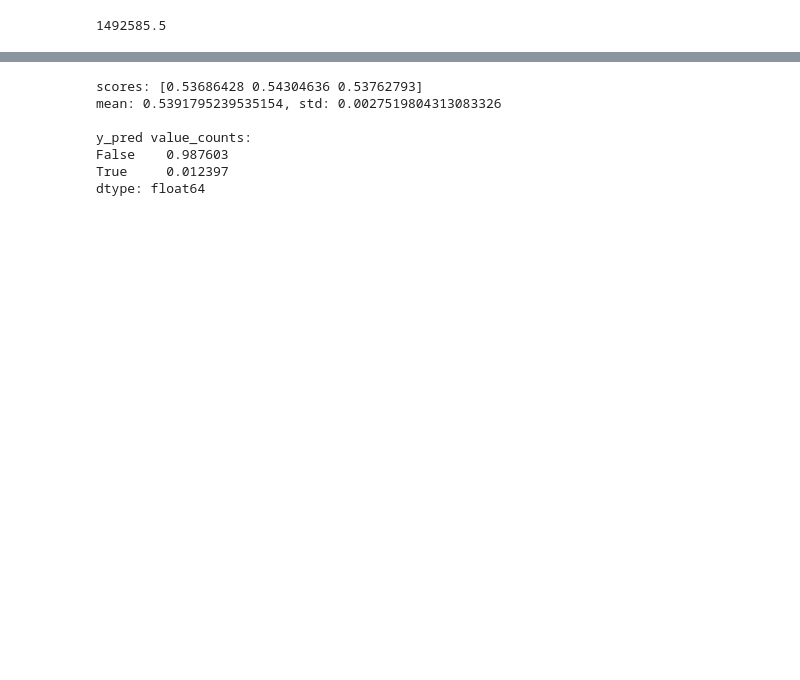
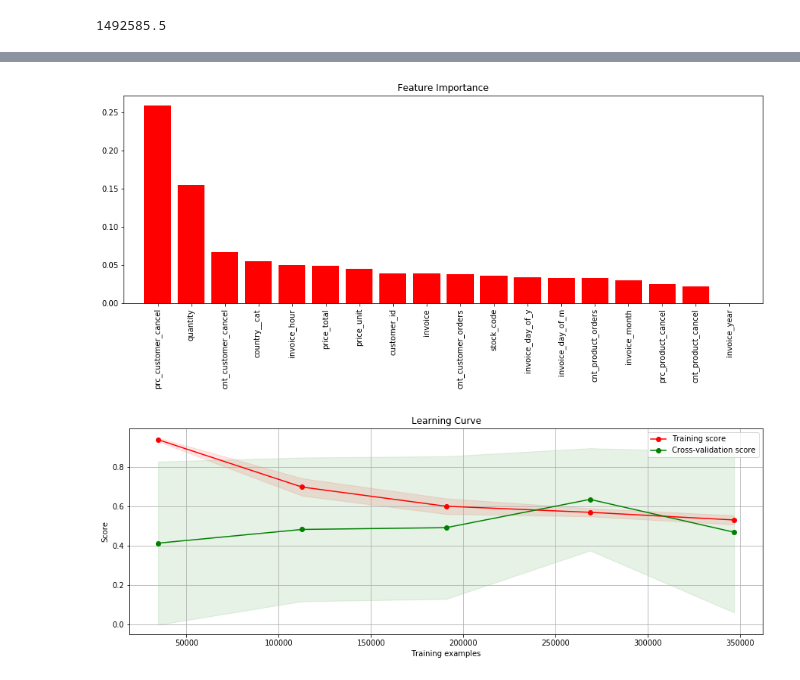
Before and after one commit to JakubStanczak/Order_cancelation_pred, a Jupyter notebook: Konkurs_JS.ipynb, the cells around one changed output, grey strips where cells are left out. Saved outputs shown, nothing was run; the diff lists cells and outputs as text; code cells hidden in the pictures; blank space fills up the shorter version.

```diff
--- a/Konkurs_JS.ipynb
+++ b/Konkurs_JS.ipynb
@@ -186,3 +236,11 @@ Name: is_canceled, dtype: int64
+# %%
+train['cnt_product_cancel'] = train['cnt_product_cancel'].astype(float)
+train['cnt_customer_cancel'] = train['cnt_customer_cancel'].astype(float)
+
+test['cnt_product_cancel'] = test['cnt_product_cancel'].astype(float)
+test['cnt_customer_cancel'] = test['cnt_customer_cancel'].astype(float)
+
+train['is_canceled'] = train['is_canceled'].astype(bool)
 # %%
 orders = group_orders(train)
 
@@ -266,6 +318,6 @@ plot_model_char(model)
 # %%
 xgb_params = {
-    'max_depth' : 30,
+    'max_depth' : 10,
     'n_estimators' : 100,
     'learning_rate': 0.3,
     'seed': 0
@@ -279,5 +331,8 @@ mean: 0.4420590948134279, std: 0.0023910923500048767
 # %%
-plot_model_char(model, False, False, True)
+plot_model_char(model, False, True, True)
+# %% [output]
+[figure, added]
+[figure, added]
 # %%
 # m = XGBClassifier(**xgb_params)
 # m.fit(X,y)
@@ -291,12 +390,8 @@ model = XGBClassifier(**xgb_params)
 model.fit(train[feats], train['is_canceled'])
 test['is_canceled'] = model.predict(test[feats])
 
-test_model(model, scoring='neg_mean_absolute_error', check_distribution=False)
+#prepare submit
+test['total_return'] = test['price_total'] * test['is_canceled']
+result = test.groupby('invoice')['total_return'].agg(np.sum).to_frame().reset_index()
+
+result[ ['invoice', 'total_return'] ].to_csv('../../../output/xgb_and_cnt_features.csv', index=False)
-# %% [output]
-scores: [0.53686428 0.54304636 0.53762793]
-mean: 0.5391795239535154, std: 0.0027519804313083326
-
-y_pred value_counts:
-False    0.987603
-True     0.012397
-dtype: float64
```
Also changed, not shown: parts of 35 cells of this notebook.
